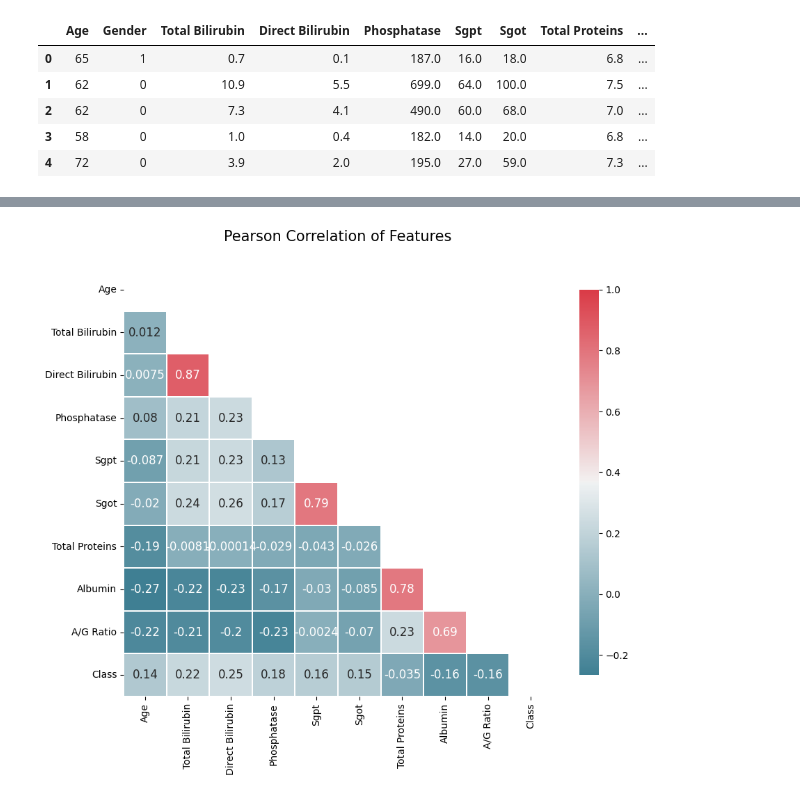
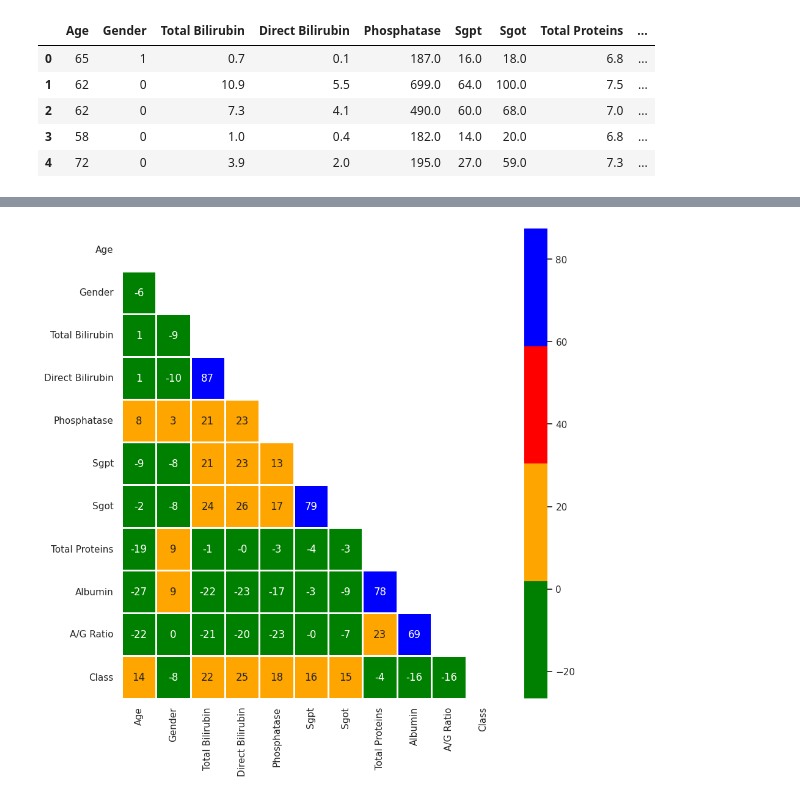
Before and after one commit to Evans2424/IACEC_Project_Model_Performance_Analysis, a Jupyter notebook: IACEC_MLProject.ipynb, the cells around one changed output, grey strips where cells are left out. Saved outputs shown, nothing was run; the diff lists cells and outputs as text; code cells hidden in the pictures.

```diff
--- a/IACEC_MLProject.ipynb
+++ b/IACEC_MLProject.ipynb
@@ -283,31 +283,7 @@ correlation_heatmap(liver_df1)
-# %%
-def correlation_heatmap(df):
-    # Compute the correlation matrix
-    corr = liver_df1.corr()
-
-    # Create a mask for the upper triangle
-    mask = np.triu(np.ones_like(corr, dtype=bool))
-
-    _, ax = plt.subplots(figsize=(10, 8))
-    colormap = sns.diverging_palette(220, 10, as_cmap=True)
-
-    sns.heatmap(
-        corr,
-        mask=mask,
-        cmap=colormap,
-        square=True,
-        cbar_kws={'shrink': 0.9},
-        ax=ax,
-        annot=True,
-        linewidths=0.1,
-        vmax=1.0,
-        linecolor='white',
-        annot_kws={'fontsize':12}
-    )
-
-    plt.title('Pearson Correlation of Features', y=1.05, size=15)
-
-# Call the function to generate the heatmap
-correlation_heatmap(liver_df1)
-# %% [output]
-[figure, removed]
+# %%
+mask = np.triu(np.ones_like(liver_df1.corr()))
+plt.figure(figsize=(10, 10))
+with sns.axes_style('white'):
+  ax= sns.heatmap(liver_df1.corr()*100, mask=mask, fmt=".0f", annot=True, lw =1,  cmap=ListedColormap(['green','orange','red','blue']))
+# %% [output]
+[figure, added]
```
Also changed, not shown: parts of 2 cells of this notebook.
